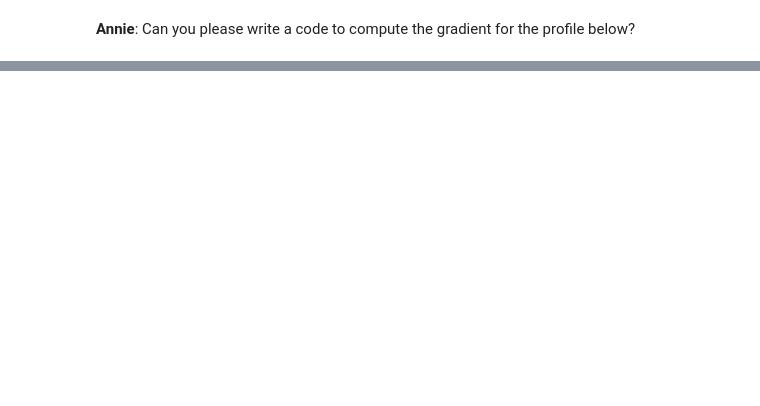
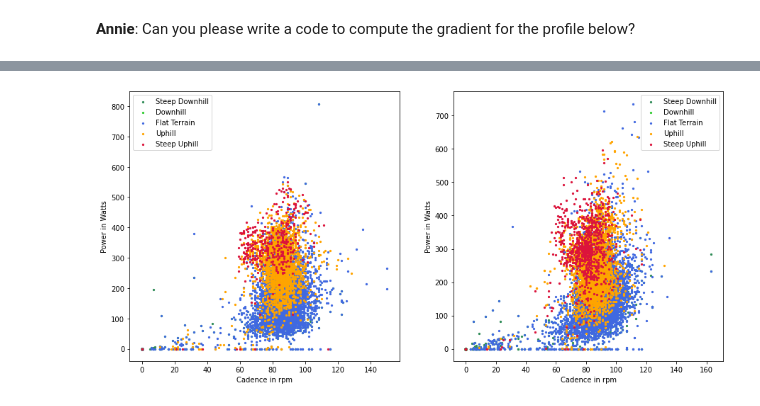
Before and after one commit to rounak-meyur/statlearn-2020, a Jupyter notebook: stat-learn-2020.ipynb, the cells around one changed output, grey strips where cells are left out. Cells and saved outputs as stored; diff of their text form; code cells hidden in the pictures; blank space fills up the shorter version.

```diff
--- a/stat-learn-2020.ipynb
+++ b/stat-learn-2020.ipynb
@@ -125,0 +117,25 @@ Text(0, 0.5, 'Altitude in meters')
+# %%
+# Clustering the power-cadence scatter plot based on the elevation grade
+def cluster_grade(cad,pwr,grd,ax):
+    ind_1 = np.where(grd<-8.0)
+    ind_2 = np.where((grd<=-2.0) & (-8.0<=grd))
+    ind_3 = np.where((-8.0<grd)&(grd<2.0))
+    ind_4 = np.where((2.0<=grd)&(grd<=8.0))
+    ind_5 = np.where(8.0<grd)
+    ax.scatter(cad[ind_1],pwr[ind_1],c='seagreen',s=5.0,label="Steep Downhill")
+    ax.scatter(cad[ind_2],pwr[ind_2],c='limegreen',s=5.0,label="Downhill")
+    ax.scatter(cad[ind_3],pwr[ind_3],c='royalblue',s=5.0,label="Flat Terrain")
+    ax.scatter(cad[ind_4],pwr[ind_4],c='orange',s=5.0,label="Uphill")
+    ax.scatter(cad[ind_5],pwr[ind_5],c='crimson',s=5.0,label="Steep Uphill")
+    ax.set_xlabel("Cadence in rpm")
+    ax.set_ylabel("Power in Watts")
+    ax.legend()
+    return
+
+fig = plt.figure(figsize=(15,7))
+ax1 = fig.add_subplot(121)
+ax2 = fig.add_subplot(122)
+cluster_grade(cad1,pwr1,grd1,ax1)
+cluster_grade(cad2,pwr2,grd2,ax2)
+# %% [output]
+[figure, added]
```
Also changed, not shown: parts of 6 cells of this notebook.
